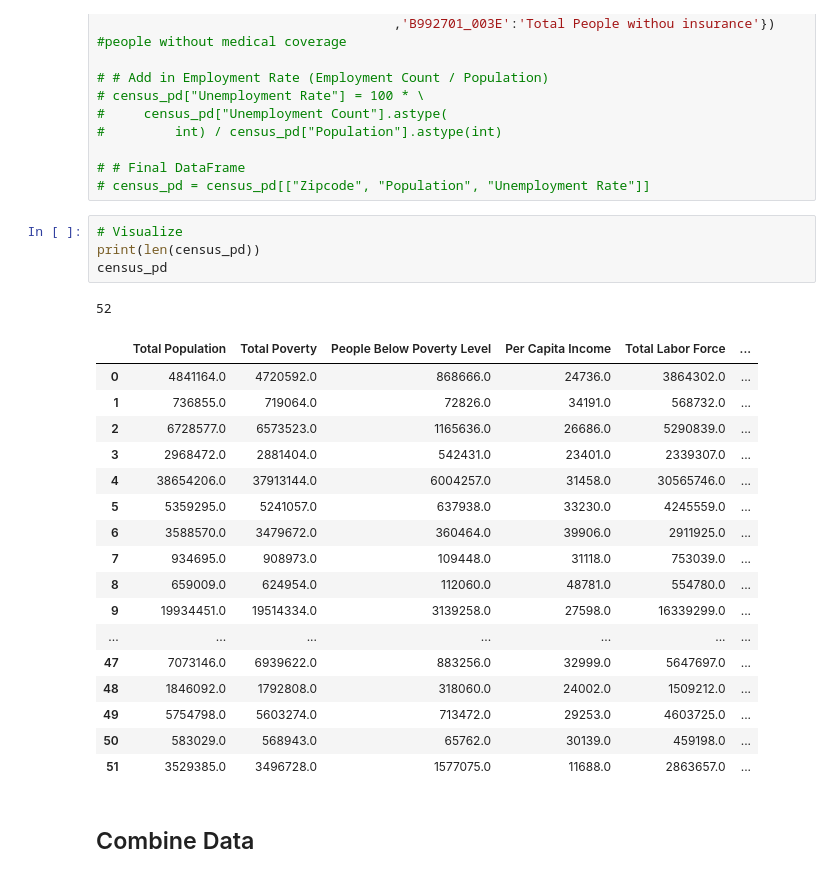
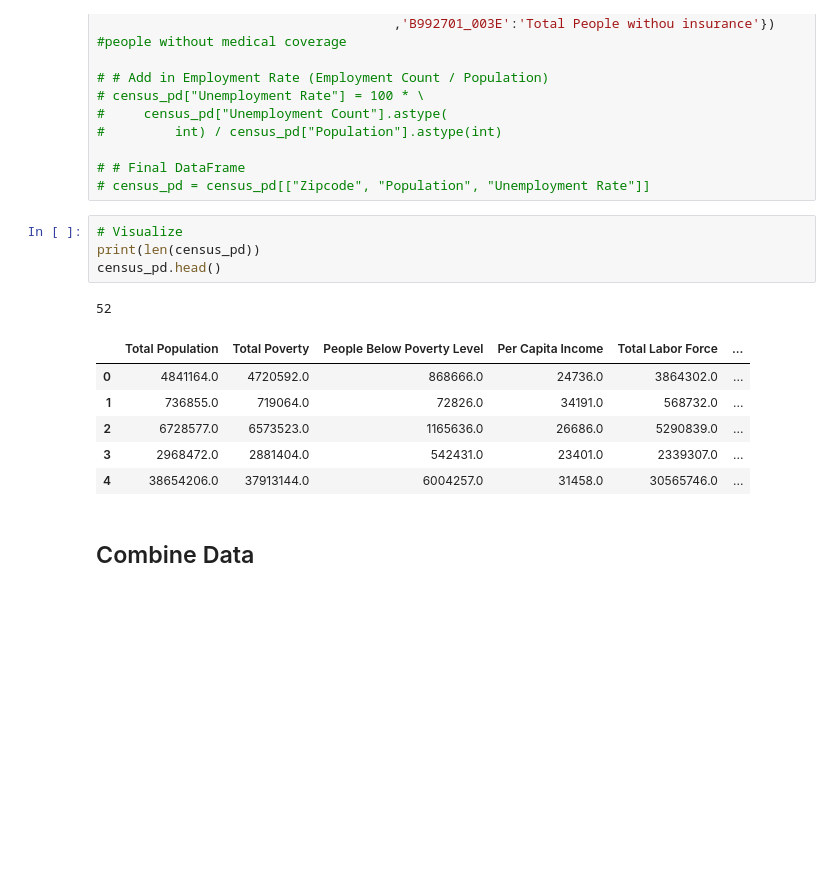
Before and after one commit to brian-e-haley/Mental_health_US, a Jupyter notebook: Bin/Census_Data.ipynb, the cells around one changed output. Drawn from its saved outputs; the diff is of its cells as text; blank space fills up the shorter version.

```diff
--- a/Bin/Census_Data.ipynb
+++ b/Bin/Census_Data.ipynb
@@ -81,26 +82,15 @@ census_pd = census_pd.rename(columns={ 'NAME': 'State'        #state name
 # %%
 # Visualize
 print(len(census_pd))
-census_pd
+census_pd.head()
 # %% [output]
 52
 |  | Total Population | Total Poverty | People Below Poverty Level | Per Capita Income | Total Labor Force | ... |
 | 0 | 4841164.0 | 4720592.0 | 868666.0 | 24736.0 | 3864302.0 | ... |
 | 1 | 736855.0 | 719064.0 | 72826.0 | 34191.0 | 568732.0 | ... |
 | 2 | 6728577.0 | 6573523.0 | 1165636.0 | 26686.0 | 5290839.0 | ... |
 | 3 | 2968472.0 | 2881404.0 | 542431.0 | 23401.0 | 2339307.0 | ... |
 | 4 | 38654206.0 | 37913144.0 | 6004257.0 | 31458.0 | 30565746.0 | ... |
-| 5 | 5359295.0 | 5241057.0 | 637938.0 | 33230.0 | 4245559.0 | ... |
-| 6 | 3588570.0 | 3479672.0 | 360464.0 | 39906.0 | 2911925.0 | ... |
-| 7 | 934695.0 | 908973.0 | 109448.0 | 31118.0 | 753039.0 | ... |
-| 8 | 659009.0 | 624954.0 | 112060.0 | 48781.0 | 554780.0 | ... |
-| 9 | 19934451.0 | 19514334.0 | 3139258.0 | 27598.0 | 16339299.0 | ... |
-| ... | ... | ... | ... | ... | ... | ... |
-| 47 | 7073146.0 | 6939622.0 | 883256.0 | 32999.0 | 5647697.0 | ... |
-| 48 | 1846092.0 | 1792808.0 | 318060.0 | 24002.0 | 1509212.0 | ... |
-| 49 | 5754798.0 | 5603274.0 | 713472.0 | 29253.0 | 4603725.0 | ... |
-| 50 | 583029.0 | 568943.0 | 65762.0 | 30139.0 | 459198.0 | ... |
-| 51 | 3529385.0 | 3496728.0 | 1577075.0 | 11688.0 | 2863657.0 | ... |
 # %% [markdown]
 ## Combine Data
 # %%
```
Also changed, not shown: parts of 18 cells of this notebook, 3 other files.
